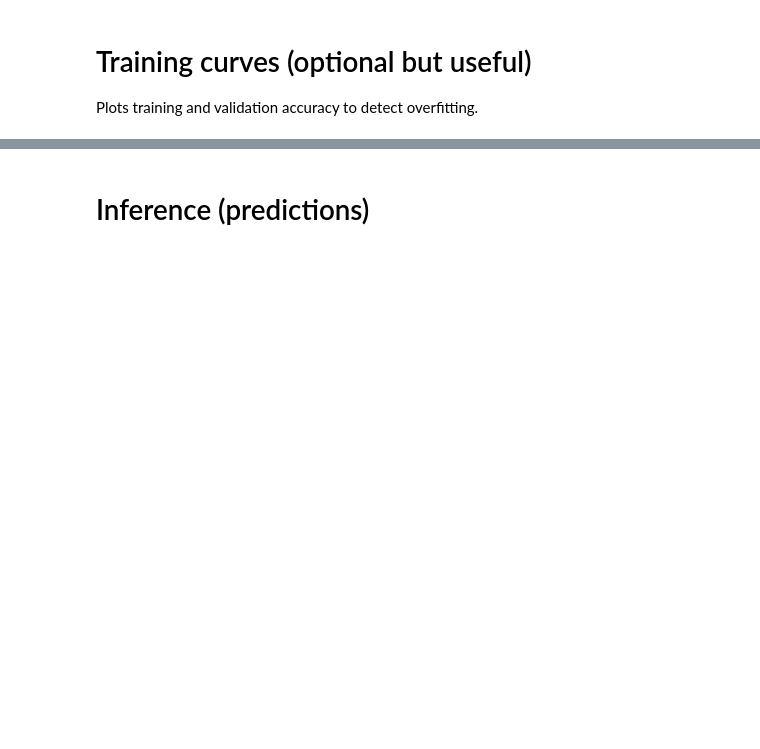
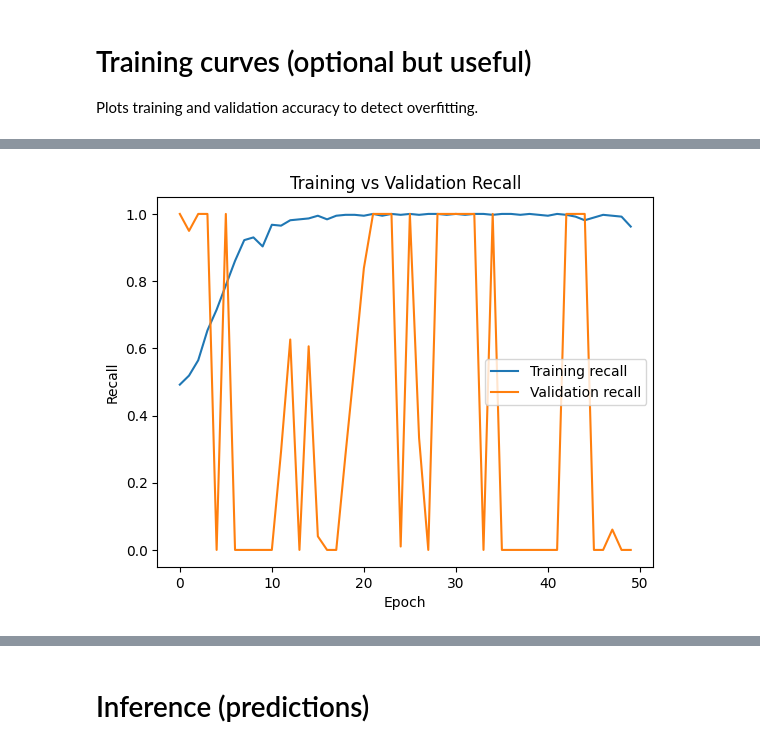
Before and after one commit to ANadalCardenas/attention, a Jupyter notebook: wildfire_model_version_1.ipynb, the cells around one changed output, grey strips where cells are left out. Saved outputs shown, nothing was run; the diff lists cells and outputs as text; code cells hidden in the pictures; blank space fills up the shorter version.

```diff
--- a/wildfire_model_version_1.ipynb
+++ b/wildfire_model_version_1.ipynb
@@ -228,0 +333,11 @@ plt.show()
+# %%
+plt.figure()
+plt.plot(history.history['recall'], label='Training recall')
+plt.plot(history.history['val_recall'], label='Validation recall')
+plt.xlabel("Epoch")
+plt.ylabel("Recall")
+plt.title("Training vs Validation Recall")
+plt.legend()
+plt.show()
+# %% [output]
+[figure, added]
```
Also changed, not shown: parts of 19 cells of this notebook.
